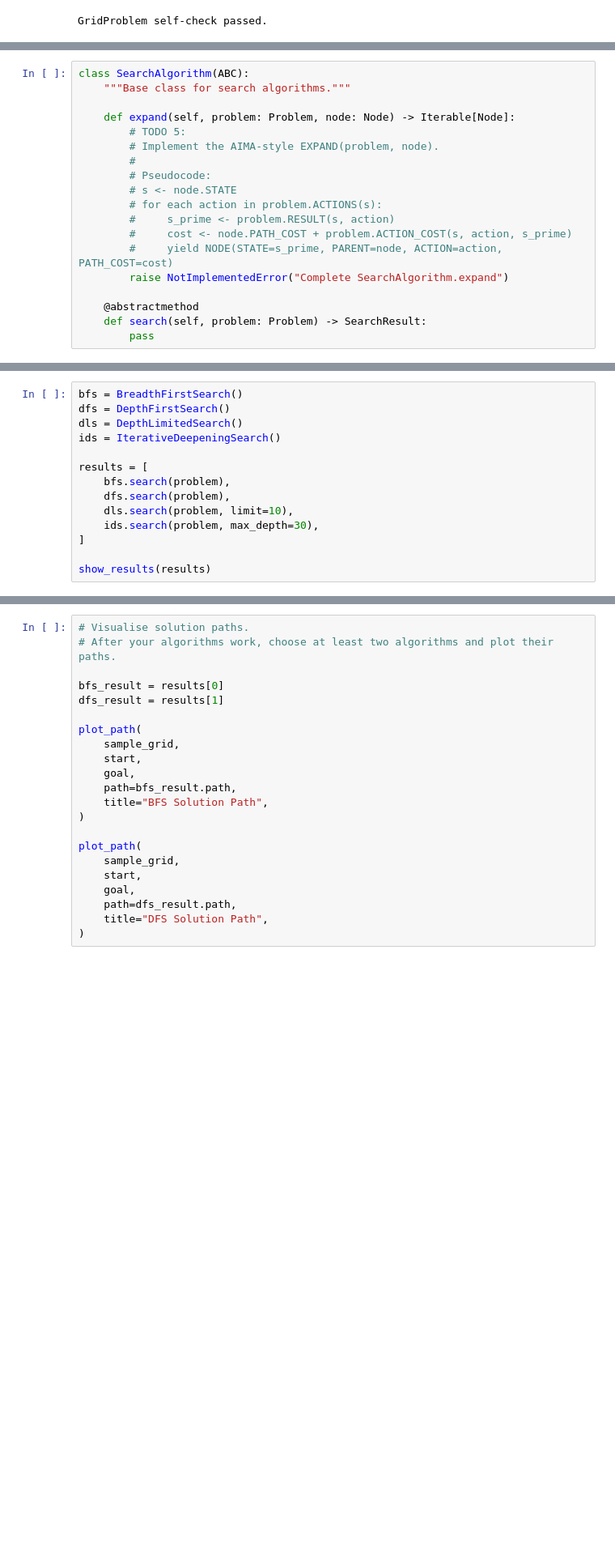
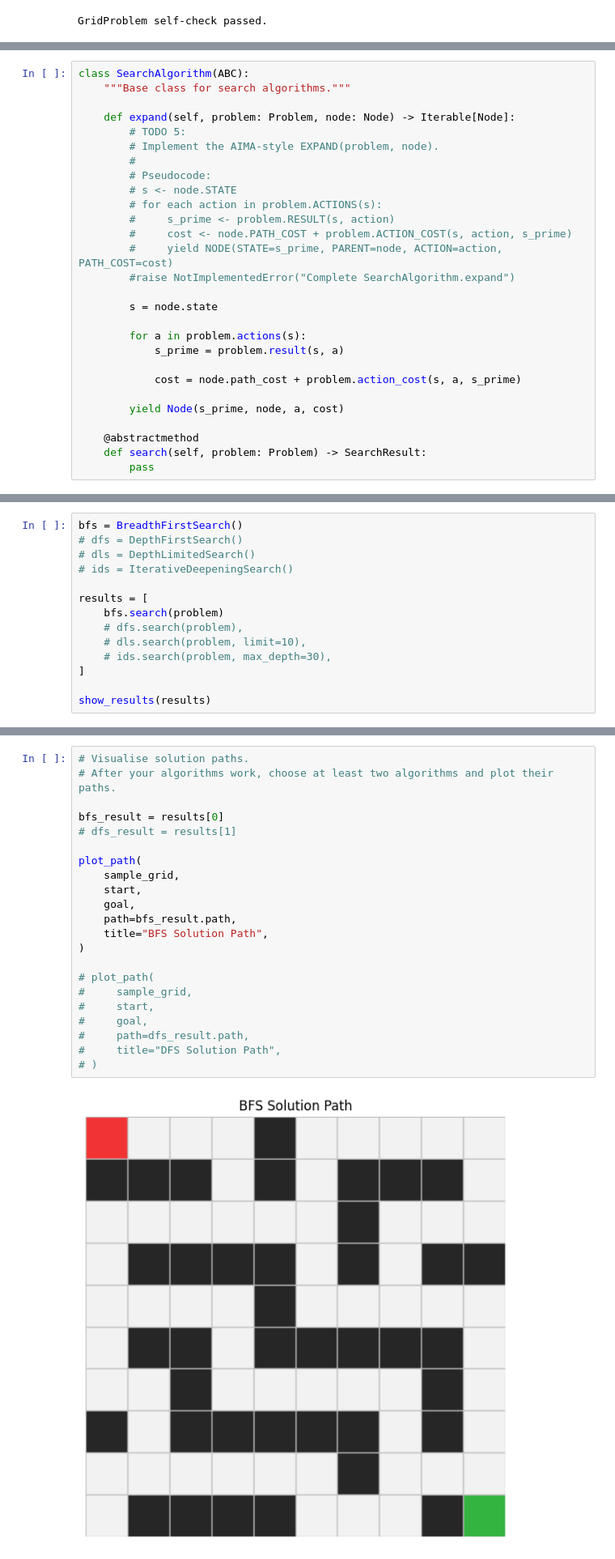
Before and after one commit to Akurang/Akurang_Gabriel_Lab1, a Jupyter notebook: lab1_exercises.ipynb, the cells around one changed output, grey strips where cells are left out. Shown at 81% size. Saved outputs shown, nothing was run; the diff lists cells and outputs as text; blank space fills up the shorter version.

```diff
--- a/lab1_exercises.ipynb
+++ b/lab1_exercises.ipynb
@@ -358,7 +358,16 @@ class SearchAlgorithm(ABC):
         #     s_prime <- problem.RESULT(s, action)
         #     cost <- node.PATH_COST + problem.ACTION_COST(s, action, s_prime)
         #     yield NODE(STATE=s_prime, PARENT=node, ACTION=action, PATH_COST=cost)
-        raise NotImplementedError("Complete SearchAlgorithm.expand")
+        #raise NotImplementedError("Complete SearchAlgorithm.expand")
+
+        s = node.state
+
+        for a in problem.actions(s):
+            s_prime = problem.result(s, a)
+
+            cost = node.path_cost + problem.action_cost(s, a, s_prime)
+
+        yield Node(s_prime, node, a, cost)
 
     @abstractmethod
     def search(self, problem: Problem) -> SearchResult:
@@ -496,15 +566,15 @@ class IterativeDeepeningSearch(SearchAlgorithm):
         raise NotImplementedError("Complete IterativeDeepeningSearch.search")
 # %%
 bfs = BreadthFirstSearch()
-dfs = DepthFirstSearch()
-dls = DepthLimitedSearch()
-ids = IterativeDeepeningSearch()
+# dfs = DepthFirstSearch()
+# dls = DepthLimitedSearch()
+# ids = IterativeDeepeningSearch()
 
 results = [
-    bfs.search(problem),
-    dfs.search(problem),
-    dls.search(problem, limit=10),
-    ids.search(problem, max_depth=30),
+    bfs.search(problem)
+    # dfs.search(problem),
+    # dls.search(problem, limit=10),
+    # ids.search(problem, max_depth=30),
 ]
 
 show_results(results)
@@ -511,25 +584,27 @@ show_results(results)
 # %%
 # Visualise solution paths.
 # After your algorithms work, choose at least two algorithms and plot their paths.
 
 bfs_result = results[0]
-dfs_result = results[1]
+# dfs_result = results[1]
 
 plot_path(
     sample_grid,
     start,
     goal,
     path=bfs_result.path,
     title="BFS Solution Path",
 )
 
-plot_path(
-    sample_grid,
-    start,
-    goal,
-    path=dfs_result.path,
-    title="DFS Solution Path",
-)
+# plot_path(
+#     sample_grid,
+#     start,
+#     goal,
+#     path=dfs_result.path,
+#     title="DFS Solution Path",
+# )
+# %% [output]
+[figure, added]
 # %%
 # TODO 10:
 # Create your first custom map here.
```
Also changed, not shown: parts of 3 cells of this notebook.
